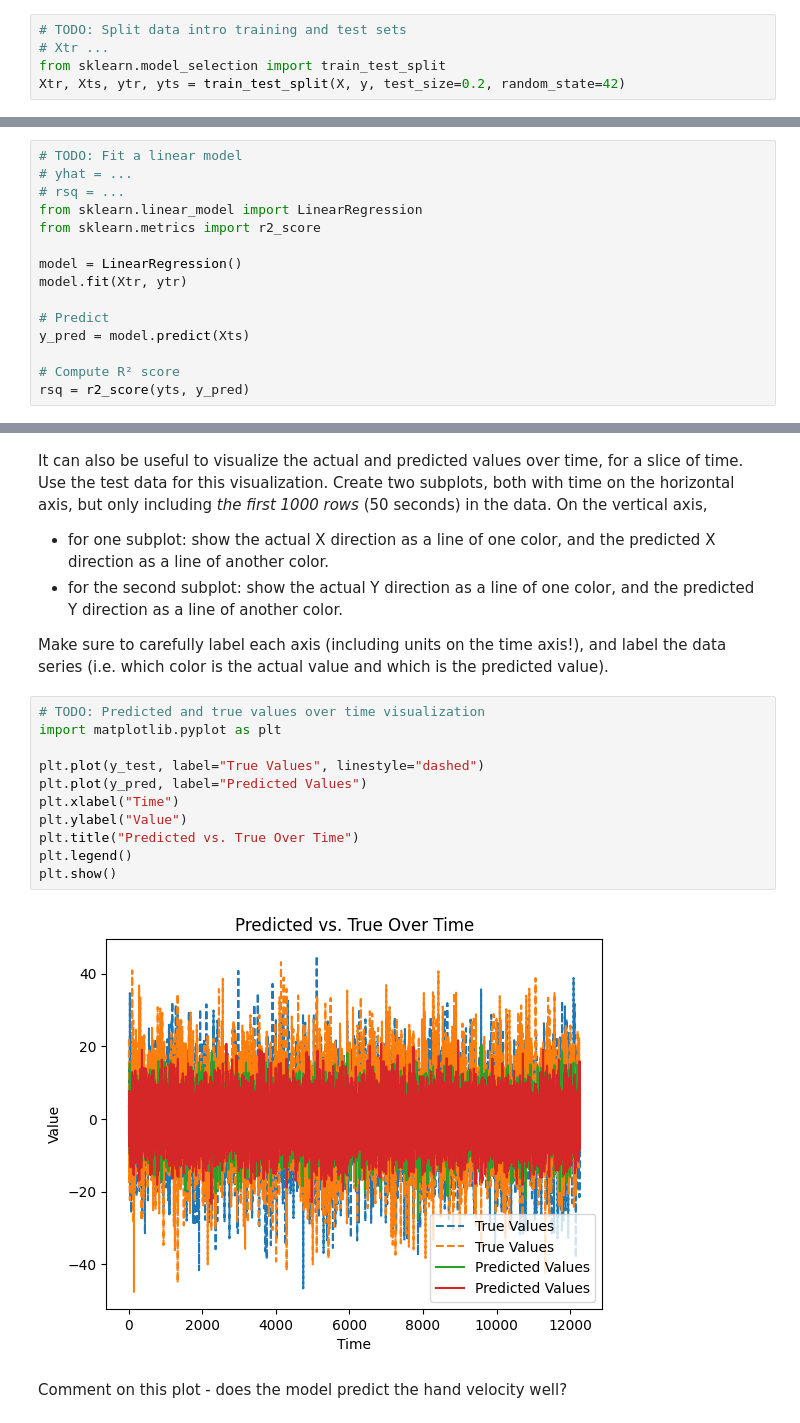
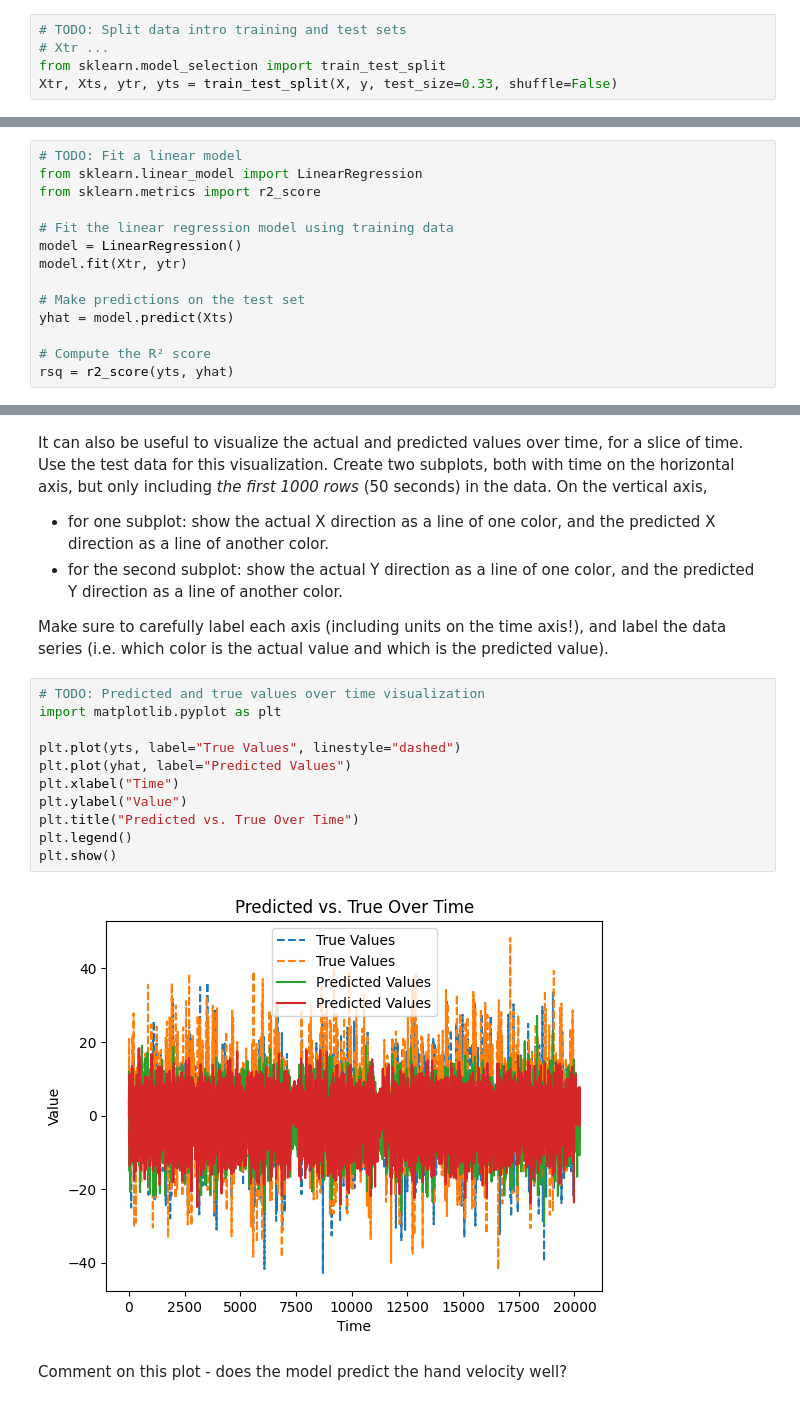
Before and after one commit to zhaoyao077/Baidu_Android_Final_Project, a Jupyter notebook: notebooks/4-neural-model-selection-hw.ipynb, the cells around one changed output, grey strips where cells are left out. Cells and saved outputs as stored; diff of their text form.

```diff
--- a/notebooks/4-neural-model-selection-hw.ipynb
+++ b/notebooks/4-neural-model-selection-hw.ipynb
@@ -164,24 +164,23 @@ Given the discussion above, use the `train_test_split` function to split the dat
 # TODO: Split data intro training and test sets
 # Xtr ...
 from sklearn.model_selection import train_test_split
-Xtr, Xts, ytr, yts = train_test_split(X, y, test_size=0.2, random_state=42)
+Xtr, Xts, ytr, yts = train_test_split(X, y, test_size=0.33, shuffle=False)
 # %% [markdown]
 Now, fit a linear regression on the training data `Xtr,ytr`. Make a prediction `yhat` using the test data, `Xts`. Compare `yhat` to `yts` to measure `rsq`, the R2 value. Use the sklearn `r2_score` method.
 # %%
 # TODO: Fit a linear model
-# yhat = ...
-# rsq = ...
 from sklearn.linear_model import LinearRegression
 from sklearn.metrics import r2_score
 
+# Fit the linear regression model using training data
 model = LinearRegression()
 model.fit(Xtr, ytr)
 
-# Predict
-y_pred = model.predict(Xts)
+# Make predictions on the test set
+yhat = model.predict(Xts)
 
-# Compute R² score
-rsq = r2_score(yts, y_pred)
+# Compute the R² score
+rsq = r2_score(yts, yhat)
 # %% [markdown]
 Print the `rsq` value. You should get `rsq` of around `0.45`.
 # %%
@@ -216,16 +215,16 @@ Make sure to carefully label each axis (including units on the time axis!), and
 # %%
 # TODO: Predicted and true values over time visualization
 import matplotlib.pyplot as plt
 
-plt.plot(y_test, label="True Values", linestyle="dashed")
-plt.plot(y_pred, label="Predicted Values")
+plt.plot(yts, label="True Values", linestyle="dashed")
+plt.plot(yhat, label="Predicted Values")
 plt.xlabel("Time")
 plt.ylabel("Value")
 plt.title("Predicted vs. True Over Time")
 plt.legend()
 plt.show()
 # %% [output]
-[figure, old version]
+[figure, new version]
 # %% [markdown]
 Comment on this plot - does the model predict the hand velocity well?
 # %% [markdown]
```
Also changed, not shown: parts of 9 cells of this notebook.
